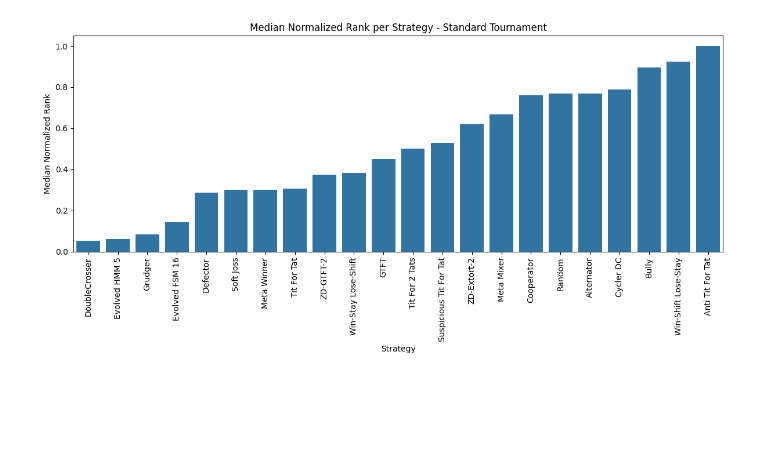
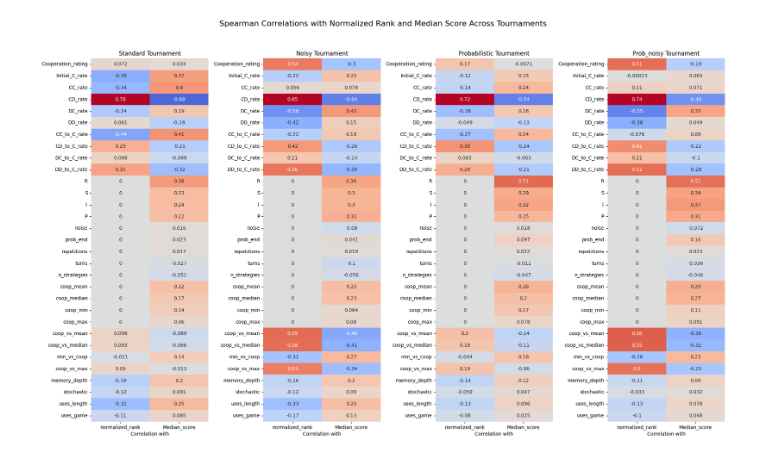
Before and after one commit to wisewizardofthestars/AASMA, a Jupyter notebook: visualize_results.ipynb, the cells around one changed output. Saved outputs shown, nothing was run; the diff lists cells and outputs as text; code cells hidden in the pictures; blank space fills up the shorter version.

Commit message:
add correlations graph

```diff
--- a/visualize_results.ipynb
+++ b/visualize_results.ipynb
@@ -5,6 +5,7 @@ import seaborn as sns
 import os
 import scipy
 import re
+from players import non_meta_strategies, meta_strategy_classes
 
 # List of result files to visualize
 types = ['standard', 'noisy', 'probabilistic', 'prob_noisy']
@@ -14,36 +15,93 @@ normalized_r_summs = []
 def extract_base_name(name):
     # Remove anything after ':' or '(' or '[' (for meta strategies and parameterized names)
     return re.split(r'[:\(\[]', name)[0].strip()
+
+strategy_meta = []
+for s in non_meta_strategies + meta_strategy_classes:
+    player = s()
+    meta = player.classifier.copy()
+    meta['BaseName'] = extract_base_name(player.name)
+    strategy_meta.append(meta)
+meta_df = pd.DataFrame(strategy_meta)
+meta_df['uses_length'] = meta_df['makes_use_of'].apply(lambda x: 'length' in x if isinstance(x, set) else False)
+meta_df['uses_game'] = meta_df['makes_use_of'].apply(lambda x: 'game' in x if isinstance(x, set) else False)
+meta_df = meta_df.drop('makes_use_of', axis=1)
 # %%
-for t in types:
+num_types = len(types)
+
+# Define the list of parameter columns you want to correlate with normalized_rank
+param_columns = ['Cooperation_rating', 'Initial_C_rate', 'CC_rate', 'CD_rate', 'DC_rate', 'DD_rate', 'CC_to_C_rate',
+                     'CD_to_C_rate', 'DC_to_C_rate', 'DD_to_C_rate', 'R', 'S', 'T', 'P', 'noise', 'prob_end',
+                     'repetitions', 'turns', 'n_strategies', 'coop_mean', 'coop_median', 'coop_min', 'coop_max',
+                     'coop_vs_mean', 'coop_vs_median', 'min_vs_coop', 'coop_vs_max', 'memory_depth', 'stochastic',
+                     'uses_length', 'uses_game']
+
+fig, axes = plt.subplots(1, num_types, figsize=(5 * num_types, max(6, len(param_columns) * 0.4)), squeeze=False)
+
+for i, t in enumerate(types):
     filename = os.path.join("csv", f"{t}_aggregated.csv")
     if not os.path.exists(filename):
         print(f"File {filename} not found, skipping.")
         continue
     df = pd.read_csv(filename)
     df['tournament_type'] = t
     df['BaseName'] = df['Name'].apply(extract_base_name)
 
     # Calculate normalized ranks
     df['normalized_rank'] = df['Rank'] / (df['n_strategies'] - 1)
 
+    # Merge strategy metadata
+    df = df.merge(meta_df[['BaseName', 'memory_depth', 'stochastic', 'uses_length', 'uses_game']], on='BaseName', how='left')
+
+    # create dataframe with tournament cooperation stats
+    coop_stats = df.groupby('run')['Cooperation_rating'].agg(
+        coop_mean='mean',
+        coop_median='median',
+        coop_min='min',
+        coop_max='max'
+    ).reset_index()
+
+    df = df.merge(coop_stats, on='run', how='left')
+
+    df['memory_depth'] /= df['turns']
+
+    df['coop_vs_mean'] = df['Cooperation_rating'] / df['coop_mean']
+    df['coop_vs_median'] = df['Cooperation_rating'] / df['coop_median']
+    df['min_vs_coop'] = df['coop_min'] / df['Cooperation_rating'] # inverse to avoid dividing by 0
+    df['coop_vs_max'] = df['Cooperation_rating'] / df['coop_max']
+
+    if param_columns:
+        correlations = df[param_columns + ['normalized_rank', 'Median_score']].corr(method='spearman')[['normalized_rank', 'Median_score']].drop(['normalized_rank', 'Median_score'])
+        ax = axes[0, i]
+        sns.heatmap(correlations, annot=True, cmap='coolwarm', center=0, ax=ax, cbar=False)
+        ax.set_title(f"{t.capitalize()} Tournament")
+        ax.set_ylabel('')  # Remove y-axis label to save space, optional
+        ax.set_xlabel('Correlation with')
+    else:
+        print(f"No matching parameter columns found in {filename} for correlation.")
+        axes[0, i].axis('off')  # Hide the subplot if no data
+
     dfs.append(df)
     # Plot average score per strategy (original barplot)
-    if 'BaseName' in df.columns and 'normalized_rank' in df.columns:
-        plt.figure(figsize=(12, 6))
-        # Group by BaseName only, averaging across all runs/conditions for this tournament type
-        avg_scores = df.groupby('BaseName')['normalized_rank'].median().sort_values()
-        sns.barplot(x=avg_scores.index, y=avg_scores.values)
-        plt.title(f"Median Normalized Rank per Strategy - {t.capitalize()} Tournament")
-        plt.ylabel("Median Normalized Rank")
-        plt.xlabel("Strategy")
-        plt.xticks(rotation=90)
-        plt.tight_layout()
-        plt.show()
-        #plt.savefig(f"graphs/{t}_median_normalized_ranks.png")
-        plt.close()
-        print(f"Saved plot: graphs/{t}_median_normalized_ranks.png")
-    else:
-        print(f"'BaseName' or 'normalized_rank' column not found in {filename}, skipping plot.")
+    # if 'BaseName' in df.columns and 'normalized_rank' in df.columns:
+    #     plt.figure(figsize=(12, 6))
+    #     # Group by BaseName only, averaging across all runs/conditions for this tournament type
+    #     avg_scores = df.groupby('BaseName')['normalized_rank'].median().sort_values()
+    #     sns.barplot(x=avg_scores.index, y=avg_scores.values)
+    #     plt.title(f"Median Normalized Rank per Strategy - {t.capitalize()} Tournament")
+    #     plt.ylabel("Median Normalized Rank")
+    #     plt.xlabel("Strategy")
+    #     plt.xticks(rotation=90)
+    #     plt.tight_layout()
+    #     plt.show()
+    #     #plt.savefig(f"graphs/{t}_median_normalized_ranks.png")
+    #     plt.close()
+    #     print(f"Saved plot: graphs/{t}_median_normalized_ranks.png")
+    # else:
+    #     print(f"'BaseName' or 'normalized_rank' column not found in {filename}, skipping plot.")
+
+plt.suptitle("Spearman Correlations with Normalized Rank and Median Score Across Tournaments", fontsize=16)
+plt.tight_layout(rect=[0, 0, 1, 0.95])
+plt.show()
 # %% [output]
-[figure, old version]
+[figure, new version]
```
Also changed, not shown: parts of 4 cells of this notebook.
